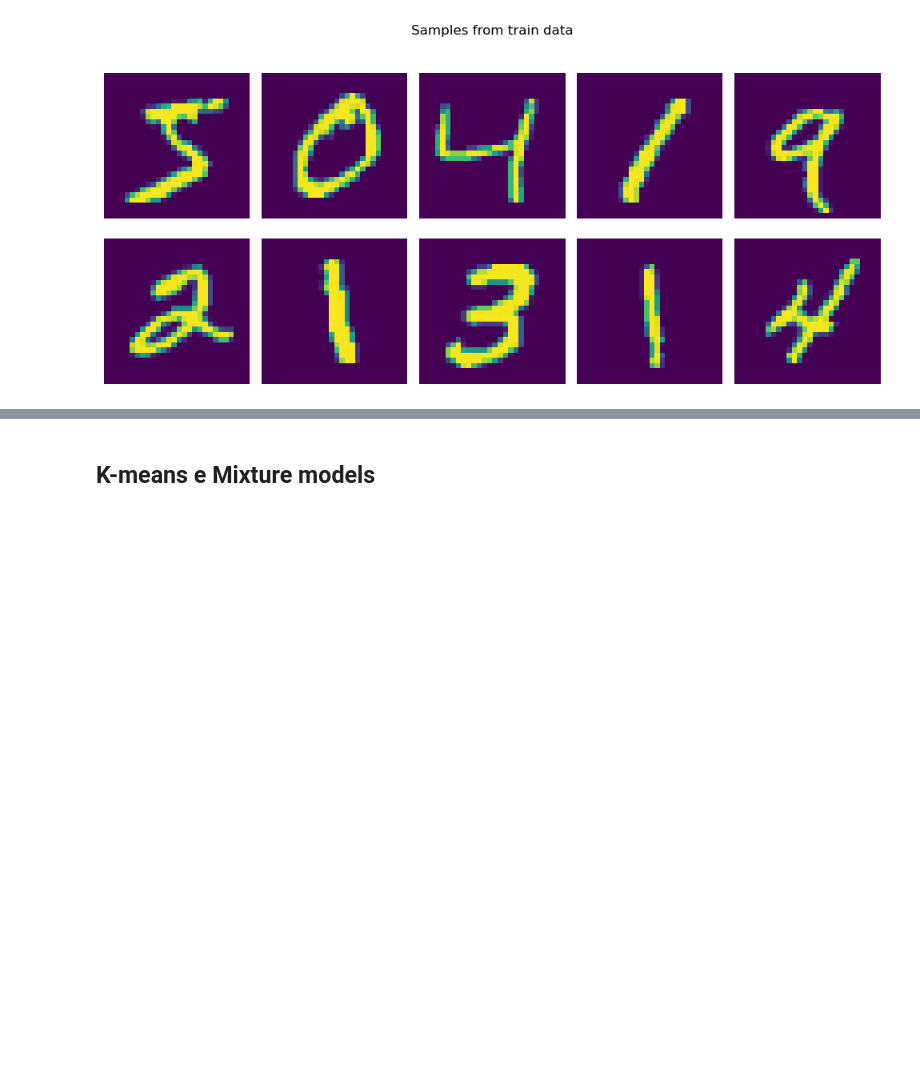
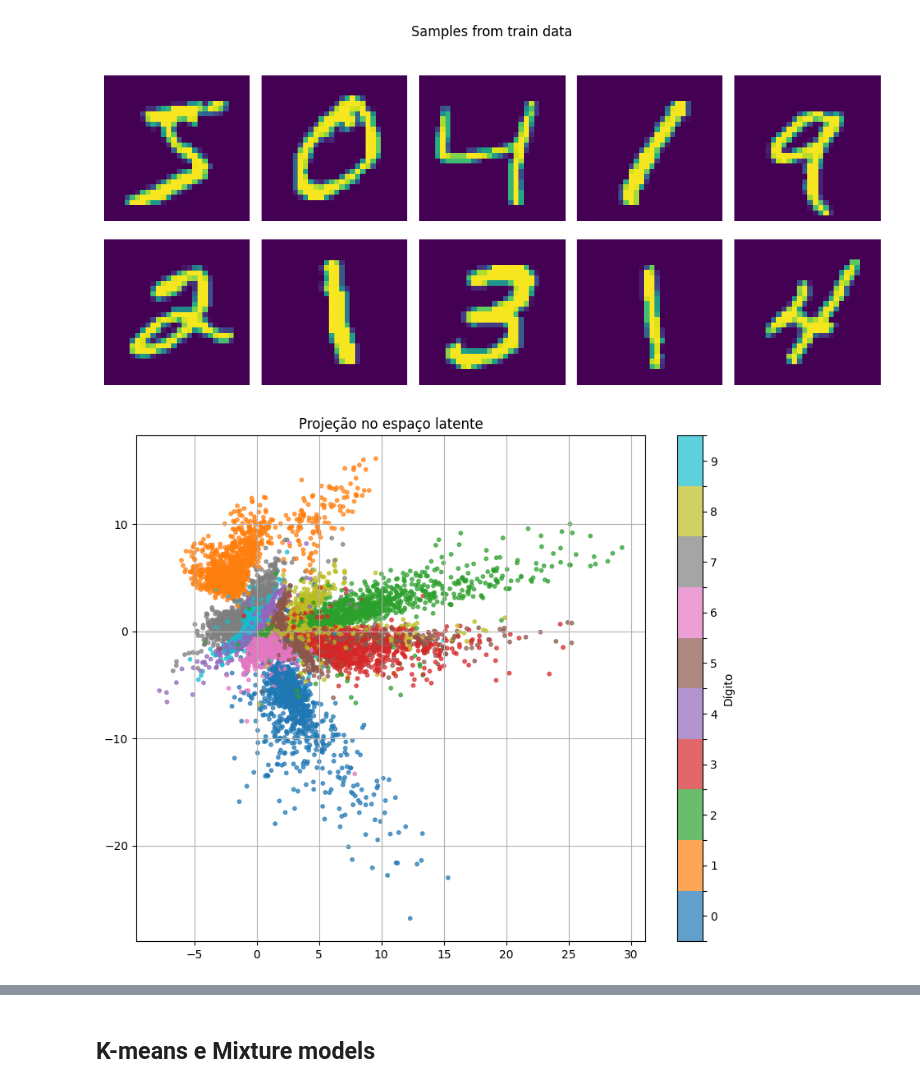
Before and after one commit to PedroPHC25/Machine-Learning, a Jupyter notebook: Ex03.ipynb, the cells around one changed output, grey strips where cells are left out. Saved outputs shown, nothing was run; the diff lists cells and outputs as text; code cells hidden in the pictures; blank space fills up the shorter version.

```diff
--- a/Ex03.ipynb
+++ b/Ex03.ipynb
@@ -114,0 +252,37 @@ fig.tight_layout()
+# %%
+# Carregando o melhor modelo
+checkpoint = torch.load("best_autoencoder.pth")
+encoder.load_state_dict(checkpoint["encoder_state_dict"])
+decoder.load_state_dict(checkpoint["decoder_state_dict"])
+encoder.eval()
+decoder.eval()
+
+# Projetando as imagens de teste no espaço latente
+all_latent_coords = []
+all_labels = []
+
+with torch.no_grad():
+    for data, labels in test_loader:
+        data = data.to(device)
+        # Pega a imagem para o encoder
+        data_flat = data.view(data.size(0), -1)
+        # Forward pass
+        latent_coords = encoder(data_flat)
+        all_latent_coords.append(latent_coords.cpu().numpy())
+        all_labels.append(labels.cpu().numpy())
+
+all_latent_coords = np.concatenate(all_latent_coords, axis = 0)
+all_labels = np.concatenate(all_labels, axis = 0)
+
+# Visualizando as representações latentes
+plt.figure(figsize = (10, 8))
+plt.scatter(all_latent_coords[:, 0], all_latent_coords[:, 1], c = all_labels, cmap = "tab10", s = 10, alpha = 0.7)
+tick_values = np.arange(0, 10, 0.45)
+tick_labels = [str(round(t)) if not np.isclose(t / 0.9, int(t / 0.9)) else "" for t in tick_values]
+cbar = plt.colorbar(ticks = tick_values, label = "Dígito")
+cbar.set_ticklabels(tick_labels)
+plt.title("Projeção no espaço latente")
+plt.grid(True)
+plt.show()
+# %% [output]
+[figure, added]
```
Also changed, not shown: parts of 9 cells of this notebook, 1 other file.
